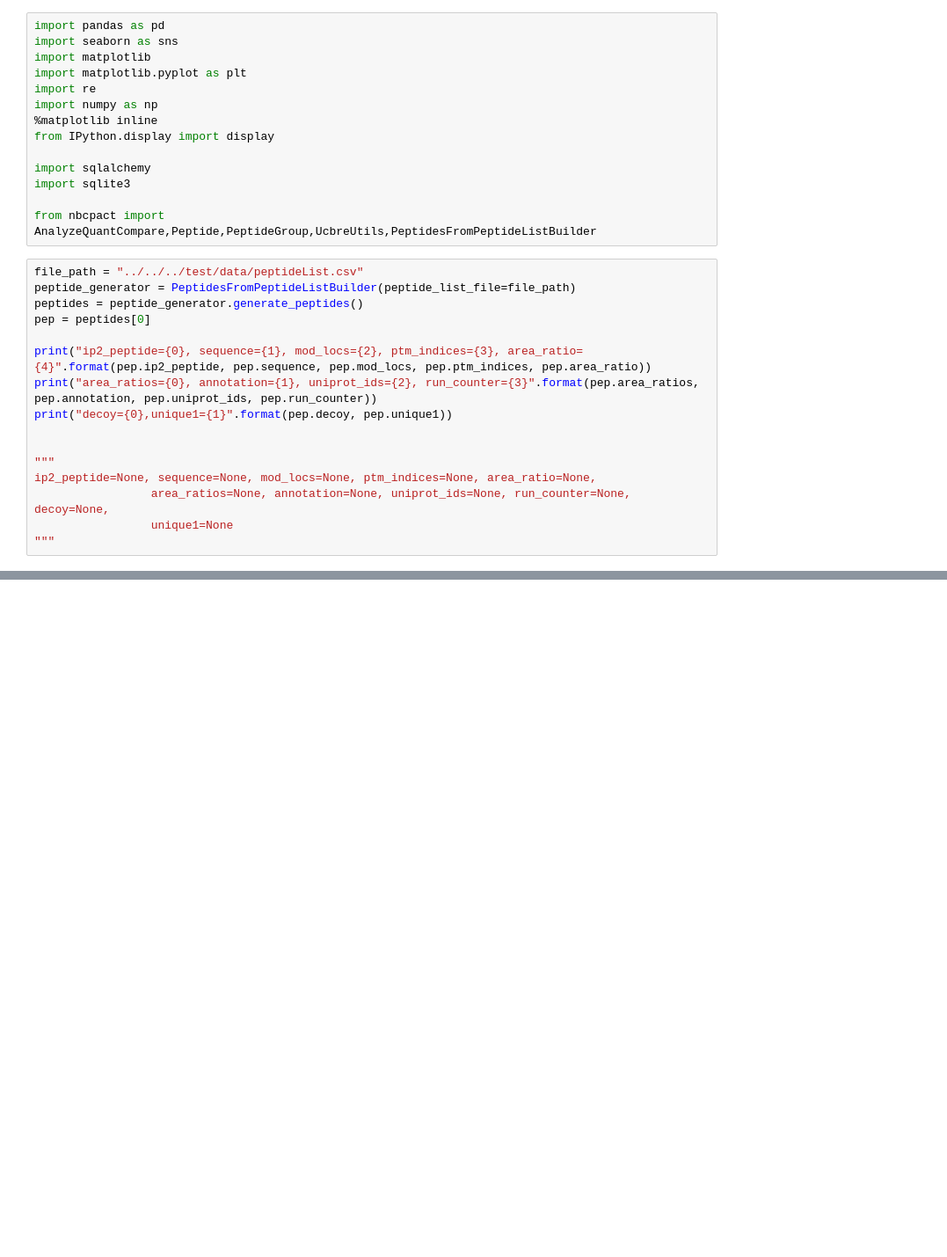
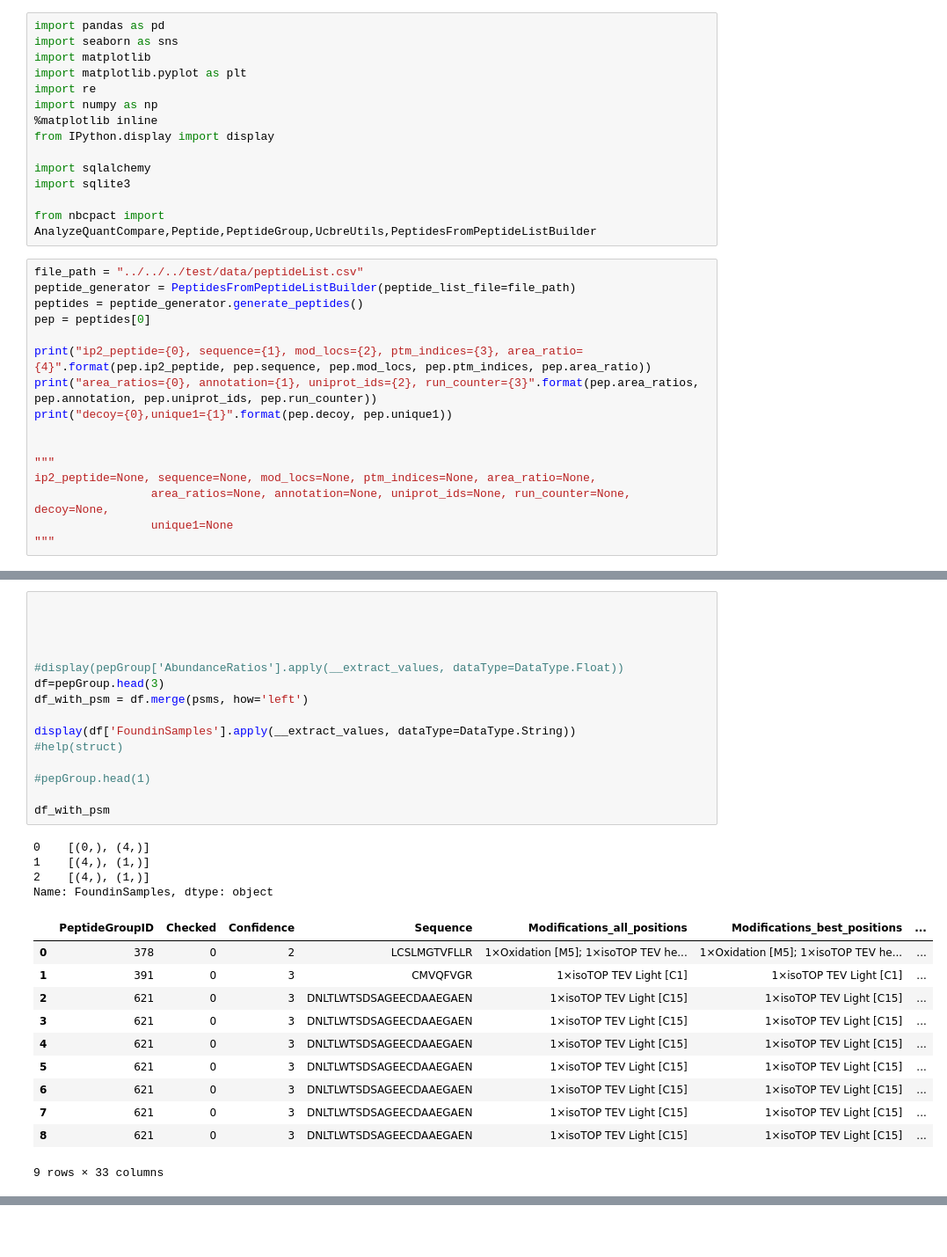
Before and after one commit to mdjones/proteomics-scripts, a Jupyter notebook: scripts/python/notebooks/sandbox.ipynb, the cells around one changed output, grey strips where cells are left out. Shown at 88% size. Saved outputs shown, nothing was run; the diff lists cells and outputs as text; blank space fills up the shorter version.

```diff
--- a/scripts/python/notebooks/sandbox.ipynb
+++ b/scripts/python/notebooks/sandbox.ipynb
@@ -44 +213,32 @@ ip2_peptide=None, sequence=None, mod_locs=None, ptm_indices=None, area_ratio=Non
+# %%
+
+
+
+
+#display(pepGroup['AbundanceRatios'].apply(__extract_values, dataType=DataType.Float))
+df=pepGroup.head(3)
+df_with_psm = df.merge(psms, how='left')
+
+display(df['FoundinSamples'].apply(__extract_values, dataType=DataType.String))
+#help(struct)
+
+#pepGroup.head(1)
+
+df_with_psm
+# %% [output]
+0    [(0,), (4,)]
+1    [(4,), (1,)]
+2    [(4,), (1,)]
+Name: FoundinSamples, dtype: object
+|  | PeptideGroupID | Checked | Confidence | Sequence | Modifications_all_positions | Modifications_best_positions | ... |
+| 0 | 378 | 0 | 2 | LCSLMGTVFLLR | 1×Oxidation [M5]; 1×isoTOP TEV he... | 1×Oxidation [M5]; 1×isoTOP TEV he... | ... |
+| 1 | 391 | 0 | 3 | CMVQFVGR | 1×isoTOP TEV Light [C1] | 1×isoTOP TEV Light [C1] | ... |
+| 2 | 621 | 0 | 3 | DNLTLWTSDSAGEECDAAEGAEN | 1×isoTOP TEV Light [C15] | 1×isoTOP TEV Light [C15] | ... |
+| 3 | 621 | 0 | 3 | DNLTLWTSDSAGEECDAAEGAEN | 1×isoTOP TEV Light [C15] | 1×isoTOP TEV Light [C15] | ... |
+| 4 | 621 | 0 | 3 | DNLTLWTSDSAGEECDAAEGAEN | 1×isoTOP TEV Light [C15] | 1×isoTOP TEV Light [C15] | ... |
+| 5 | 621 | 0 | 3 | DNLTLWTSDSAGEECDAAEGAEN | 1×isoTOP TEV Light [C15] | 1×isoTOP TEV Light [C15] | ... |
+| 6 | 621 | 0 | 3 | DNLTLWTSDSAGEECDAAEGAEN | 1×isoTOP TEV Light [C15] | 1×isoTOP TEV Light [C15] | ... |
+| 7 | 621 | 0 | 3 | DNLTLWTSDSAGEECDAAEGAEN | 1×isoTOP TEV Light [C15] | 1×isoTOP TEV Light [C15] | ... |
+| 8 | 621 | 0 | 3 | DNLTLWTSDSAGEECDAAEGAEN | 1×isoTOP TEV Light [C15] | 1×isoTOP TEV Light [C15] | ... |
+9 rows × 33 columns
 # %%
```
Also changed, not shown: parts of 2 cells of this notebook.
